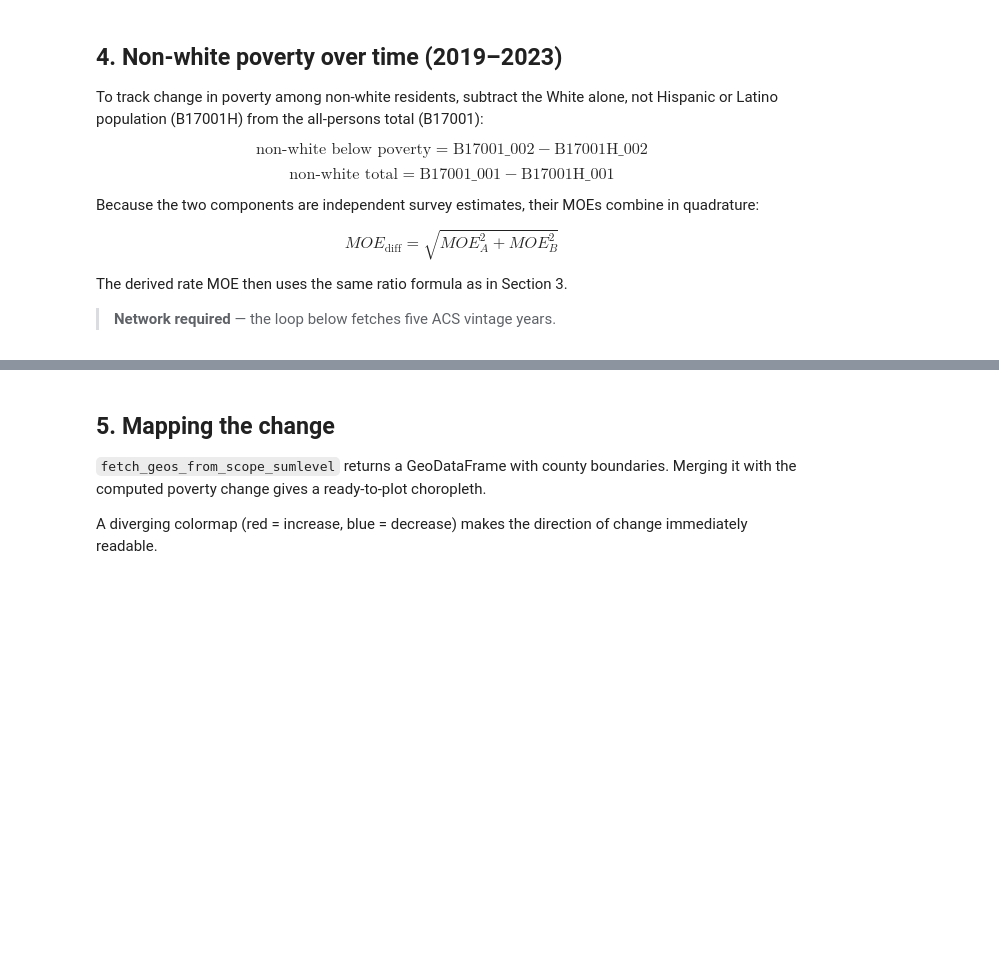
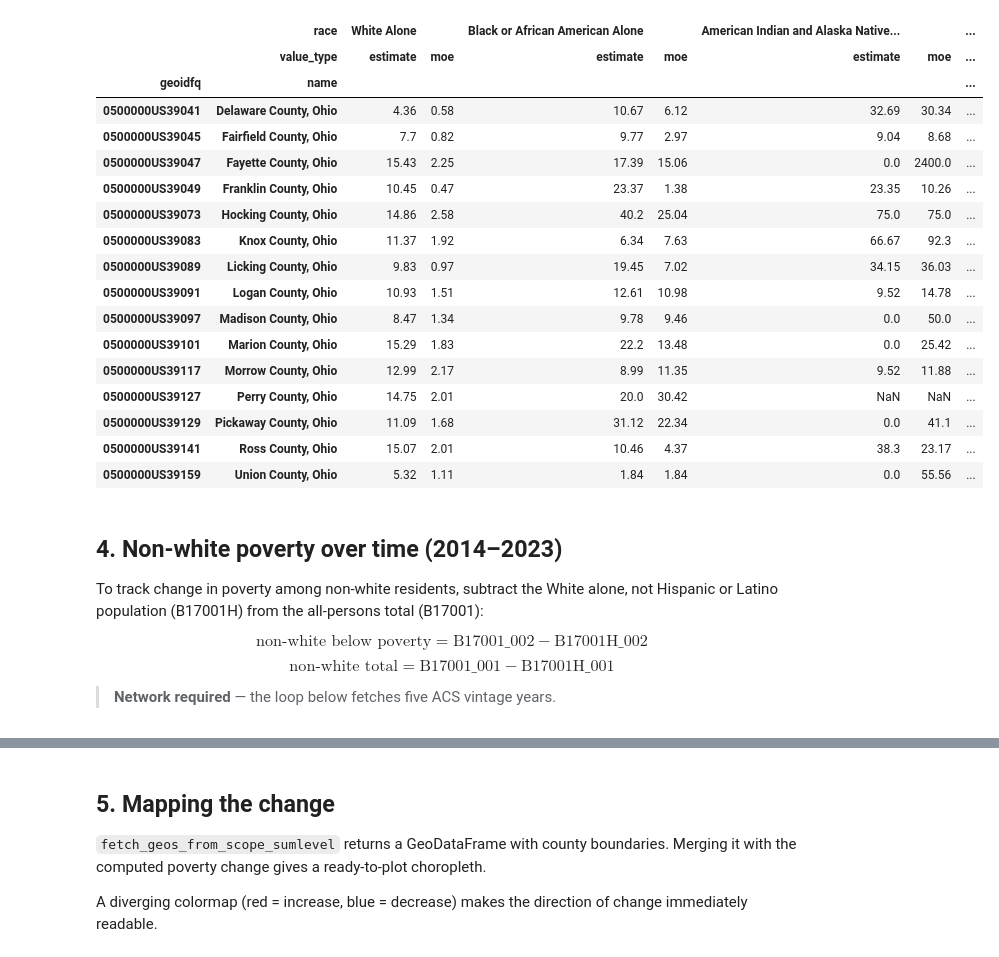
Before and after one commit to jinskeep-morpc/morpc-census, a Jupyter notebook: doc/03-morpc-poverty-race-demo.ipynb, the cells around one changed output, grey strips where cells are left out. Saved outputs shown, nothing was run; the diff lists cells and outputs as text; code cells hidden in the pictures; blank space fills up the shorter version.

Commit message:
Update the census demo example

```diff
--- a/doc/03-morpc-poverty-race-demo.ipynb
+++ b/doc/03-morpc-poverty-race-demo.ipynb
@@ -36,4 +30,4 @@ The ACS 5-year survey has hundreds of groups; filtering by keyword narrows the f
 # %%
-ep = Endpoint('acs/acs5', 2023)
+ep = Endpoint('acs/acs5', 2024)
 
-{k: v['description'] for k, v in ep.groups.items() if 'poverty' in v['description'].lower()}
+ep.search_groups('poverty')
@@ -61,7 +62,0 @@ a "non-white" population by subtraction.
-# %%
-for code, label in RACE_TABLE_MAP.items():
-    print(f"  B17001{code} — {label}")
-
-available = {f'B17001{c}': RACE_TABLE_MAP[c] for c in RACE_TABLE_MAP if f'B17001{c}' in ep.groups}
-print(f"\n{len(available)} of {len(RACE_TABLE_MAP)} racial iteration groups available")
-available
@@ -83,7 +114,7 @@ b17001.long[['geoidfq', 'name', 'variable_label', 'variable', 'estimate', 'moe']
 # %%
 race_vars = []
 for code in RACE_TABLE_MAP:
-    race_vars += [f'B17001{code}_001E', f'B17001{code}_002E']
+    race_vars += [f'B17001{code}_001E', f'B17001{code}_001M', f'B17001{code}_002E', f'B17001{code}_002M']
 
-race_pov = CensusAPI(ep, 'region15', variables=race_vars)
-race_pov.long[['name', 'variable_label', 'variable', 'estimate', 'moe']].head(10)
+race_api = CensusAPI(ep, 'region15', variables=race_vars)
+race_api.long
@@ -177,0 +142,3 @@ plt.show()
+# %%
+wide = RaceDimensionTable(race_api.long).percent()
+wide
@@ -178,5 +157,26 @@ plt.show()
+# %%
+wide.melt().pivot_table(index=['geoidfq', 'name'], columns=['race', 'value_type'], values='value')
+# %% [output]
+|  | race | White Alone |  | Black or African American Alone |  | American Indian and Alaska Native... |  | ... |
+|  | value_type | estimate | moe | estimate | moe | estimate | moe | ... |
+| geoidfq | name |  |  |  |  |  |  | ... |
+| 0500000US39041 | Delaware County, Ohio | 4.36 | 0.58 | 10.67 | 6.12 | 32.69 | 30.34 | ... |
+| 0500000US39045 | Fairfield County, Ohio | 7.7 | 0.82 | 9.77 | 2.97 | 9.04 | 8.68 | ... |
+| 0500000US39047 | Fayette County, Ohio | 15.43 | 2.25 | 17.39 | 15.06 | 0.0 | 2400.0 | ... |
+| 0500000US39049 | Franklin County, Ohio | 10.45 | 0.47 | 23.37 | 1.38 | 23.35 | 10.26 | ... |
+| 0500000US39073 | Hocking County, Ohio | 14.86 | 2.58 | 40.2 | 25.04 | 75.0 | 75.0 | ... |
+| 0500000US39083 | Knox County, Ohio | 11.37 | 1.92 | 6.34 | 7.63 | 66.67 | 92.3 | ... |
+| 0500000US39089 | Licking County, Ohio | 9.83 | 0.97 | 19.45 | 7.02 | 34.15 | 36.03 | ... |
+| 0500000US39091 | Logan County, Ohio | 10.93 | 1.51 | 12.61 | 10.98 | 9.52 | 14.78 | ... |
+| 0500000US39097 | Madison County, Ohio | 8.47 | 1.34 | 9.78 | 9.46 | 0.0 | 50.0 | ... |
+| 0500000US39101 | Marion County, Ohio | 15.29 | 1.83 | 22.2 | 13.48 | 0.0 | 25.42 | ... |
+| 0500000US39117 | Morrow County, Ohio | 12.99 | 2.17 | 8.99 | 11.35 | 9.52 | 11.88 | ... |
+| 0500000US39127 | Perry County, Ohio | 14.75 | 2.01 | 20.0 | 30.42 | NaN | NaN | ... |
+| 0500000US39129 | Pickaway County, Ohio | 11.09 | 1.68 | 31.12 | 22.34 | 0.0 | 41.1 | ... |
+| 0500000US39141 | Ross County, Ohio | 15.07 | 2.01 | 10.46 | 4.37 | 38.3 | 23.17 | ... |
+| 0500000US39159 | Union County, Ohio | 5.32 | 1.11 | 1.84 | 1.84 | 0.0 | 55.56 | ... |
 # %% [markdown]
-## 4. Non-white poverty over time (2019–2023)
+## 4. Non-white poverty over time (2014–2023)
 
 To track change in poverty among non-white residents, subtract the White alone,
 not Hispanic or Latino population (B17001H) from the all-persons total (B17001):
@@ -184,11 +184,6 @@ not Hispanic or Latino population (B17001H) from the all-persons total (B17001):
 $$\text{non-white below poverty} = \text{B17001\_002} - \text{B17001H\_002}$$
 $$\text{non-white total} = \text{B17001\_001} - \text{B17001H\_001}$$
 
-Because the two components are independent survey estimates, their MOEs combine in quadrature:
-
-$$MOE_{\text{diff}} = \sqrt{MOE_A^2 + MOE_B^2}$$
-
-The derived rate MOE then uses the same ratio formula as in Section 3.
 
 > **Network required** — the loop below fetches five ACS vintage years.
 # %%
```
Also changed, not shown: parts of 29 cells of this notebook, 1 other file.
